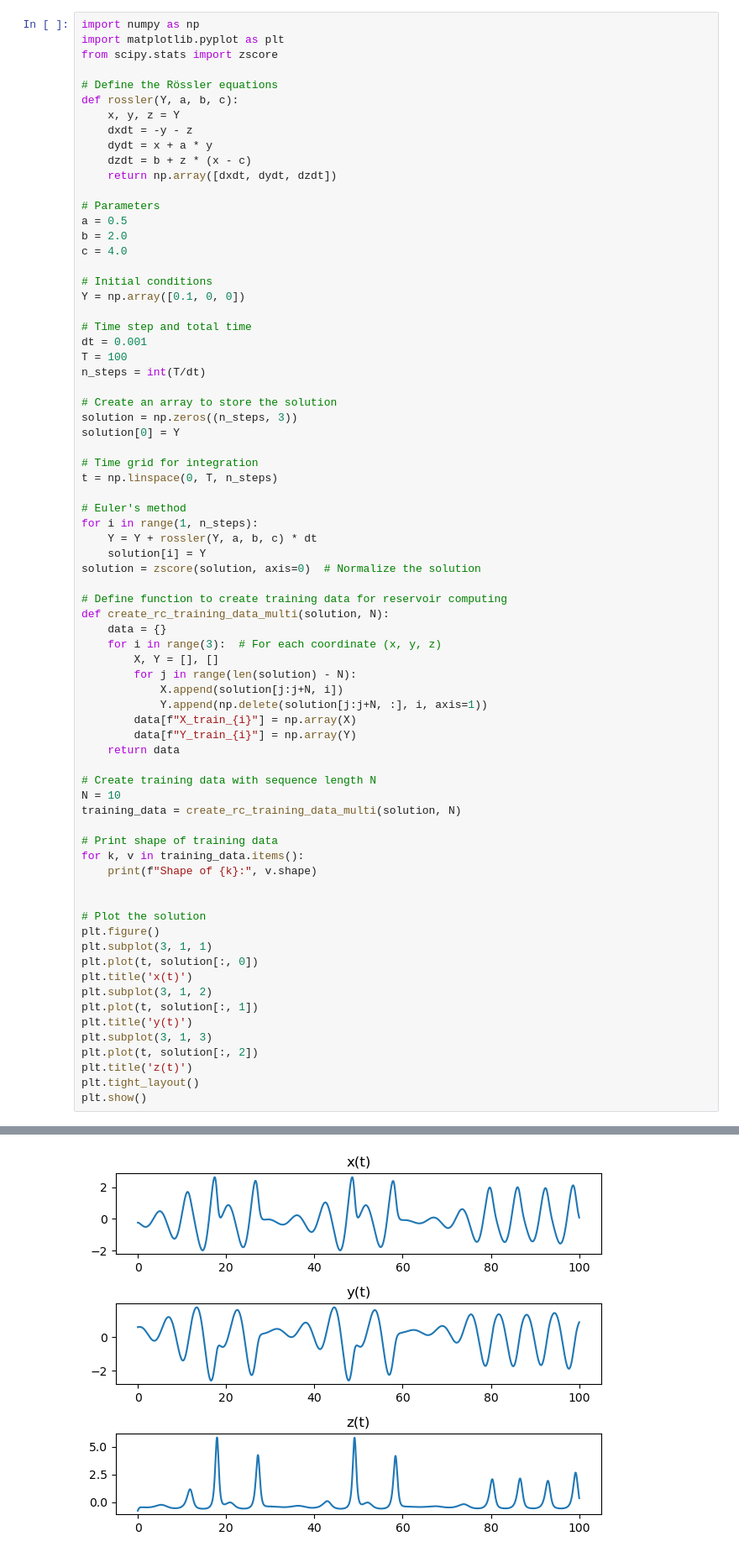
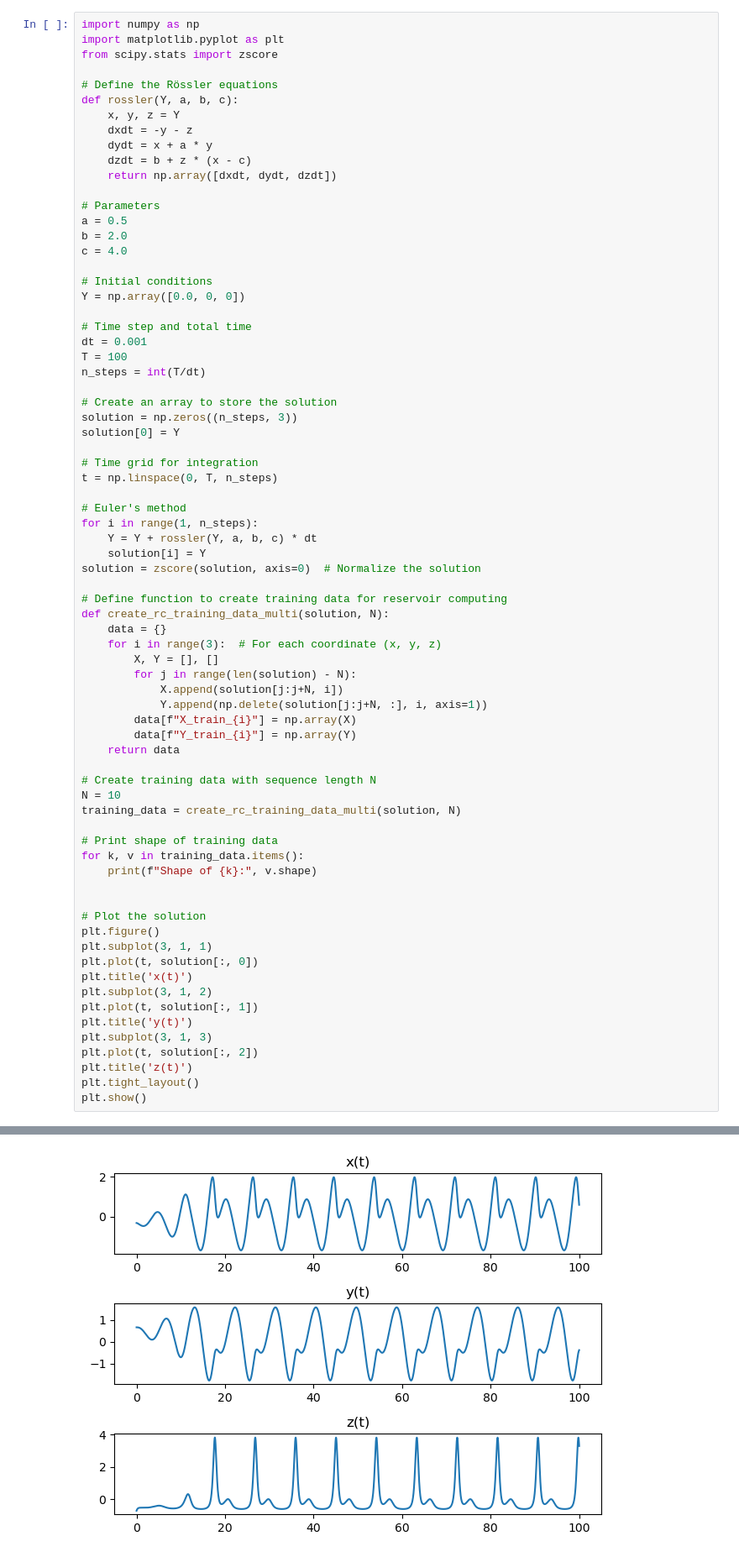
Before and after one commit to econnerty/CSCE-790-NN, a Jupyter notebook: hw1/problem7.ipynb, the cells around one changed output, grey strips where cells are left out. Shown at 84% size. Drawn from its saved outputs; the diff is of its cells as text.

```diff
--- a/hw1/problem7.ipynb
+++ b/hw1/problem7.ipynb
@@ -17,7 +17,7 @@ b = 2.0
 c = 4.0
 
 # Initial conditions
-Y = np.array([0.1, 0, 0])
+Y = np.array([0.0, 0, 0])
 
 # Time step and total time
 dt = 0.001
@@ -51,34 +51,34 @@ def create_rc_training_data_multi(solution, N):
 
 # Create training data with sequence length N
 N = 10
 training_data = create_rc_training_data_multi(solution, N)
 
 # Print shape of training data
 for k, v in training_data.items():
     print(f"Shape of {k}:", v.shape)
 
 
 # Plot the solution
 plt.figure()
 plt.subplot(3, 1, 1)
 plt.plot(t, solution[:, 0])
 plt.title('x(t)')
 plt.subplot(3, 1, 2)
 plt.plot(t, solution[:, 1])
 plt.title('y(t)')
 plt.subplot(3, 1, 3)
 plt.plot(t, solution[:, 2])
 plt.title('z(t)')
 plt.tight_layout()
 plt.show()
 # %% [output]
 Shape of X_train_0: (99990, 10)
 Shape of Y_train_0: (99990, 10, 2)
 Shape of X_train_1: (99990, 10)
 Shape of Y_train_1: (99990, 10, 2)
 Shape of X_train_2: (99990, 10)
 Shape of Y_train_2: (99990, 10, 2)
-[figure, old version]
+[figure, new version]
 # %%
 from sklearn.linear_model import LinearRegression
 from sklearn.metrics import mean_squared_error
```
Also changed, not shown: parts of 3 cells of this notebook, 7 other files.
